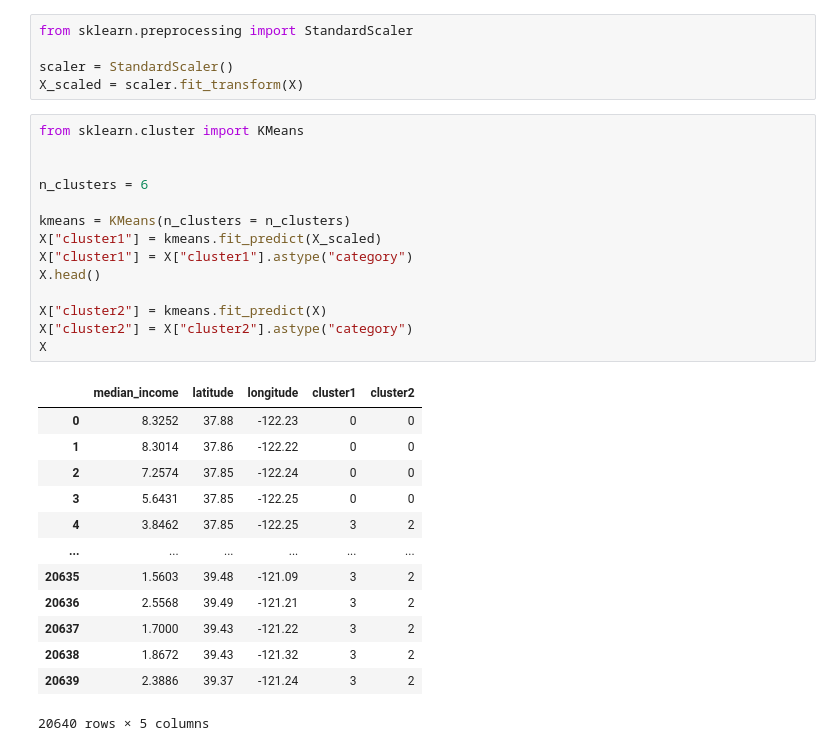
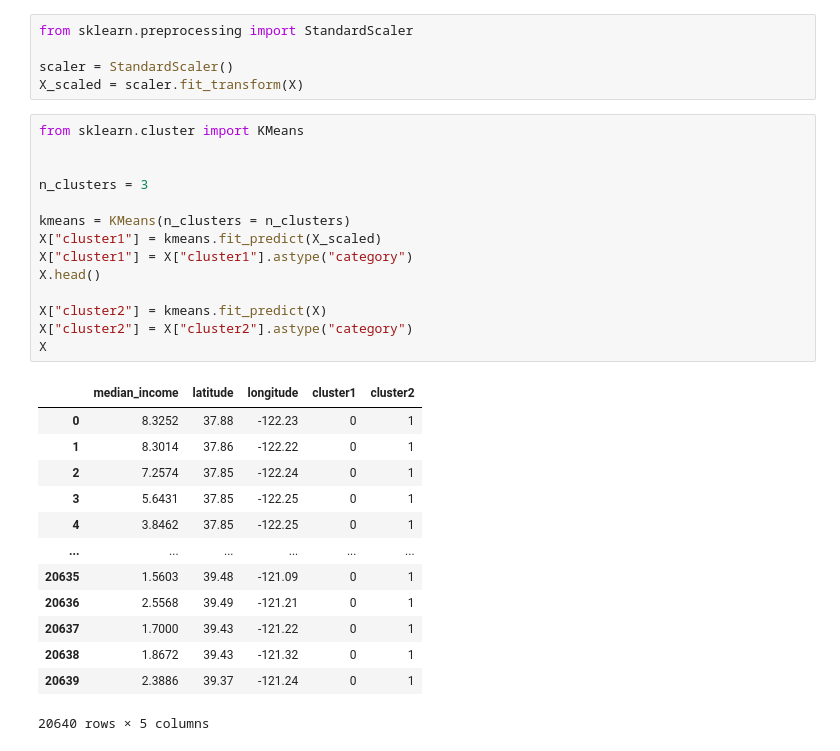
Before and after one commit to jainayushee/financial-ratios-analysis, a Jupyter notebook: exercise.ipynb, the cells around one changed output. Drawn from its saved outputs; the diff is of its cells as text.

```diff
--- a/exercise.ipynb
+++ b/exercise.ipynb
@@ -30,30 +30,30 @@ X_scaled = scaler.fit_transform(X)
 # %%
 from sklearn.cluster import KMeans
 
 
-n_clusters = 6
+n_clusters = 3
 
 kmeans = KMeans(n_clusters = n_clusters)
 X["cluster1"] = kmeans.fit_predict(X_scaled)
 X["cluster1"] = X["cluster1"].astype("category")
 X.head()
 
 X["cluster2"] = kmeans.fit_predict(X)
 X["cluster2"] = X["cluster2"].astype("category")
 X
 # %% [output]
 |  | median_income | latitude | longitude | cluster1 | cluster2 |
-| 0 | 8.3252 | 37.88 | -122.23 | 0 | 0 |
-| 1 | 8.3014 | 37.86 | -122.22 | 0 | 0 |
-| 2 | 7.2574 | 37.85 | -122.24 | 0 | 0 |
-| 3 | 5.6431 | 37.85 | -122.25 | 0 | 0 |
-| 4 | 3.8462 | 37.85 | -122.25 | 3 | 2 |
+| 0 | 8.3252 | 37.88 | -122.23 | 0 | 1 |
+| 1 | 8.3014 | 37.86 | -122.22 | 0 | 1 |
+| 2 | 7.2574 | 37.85 | -122.24 | 0 | 1 |
+| 3 | 5.6431 | 37.85 | -122.25 | 0 | 1 |
+| 4 | 3.8462 | 37.85 | -122.25 | 0 | 1 |
 | ... | ... | ... | ... | ... | ... |
-| 20635 | 1.5603 | 39.48 | -121.09 | 3 | 2 |
-| 20636 | 2.5568 | 39.49 | -121.21 | 3 | 2 |
-| 20637 | 1.7000 | 39.43 | -121.22 | 3 | 2 |
-| 20638 | 1.8672 | 39.43 | -121.32 | 3 | 2 |
-| 20639 | 2.3886 | 39.37 | -121.24 | 3 | 2 |
+| 20635 | 1.5603 | 39.48 | -121.09 | 0 | 1 |
+| 20636 | 2.5568 | 39.49 | -121.21 | 0 | 1 |
+| 20637 | 1.7000 | 39.43 | -121.22 | 0 | 1 |
+| 20638 | 1.8672 | 39.43 | -121.32 | 0 | 1 |
+| 20639 | 2.3886 | 39.37 | -121.24 | 0 | 1 |
 20640 rows × 5 columns
 # %%
 import seaborn as sns
```
Also changed, not shown: parts of 3 cells of this notebook, 3 other files.
